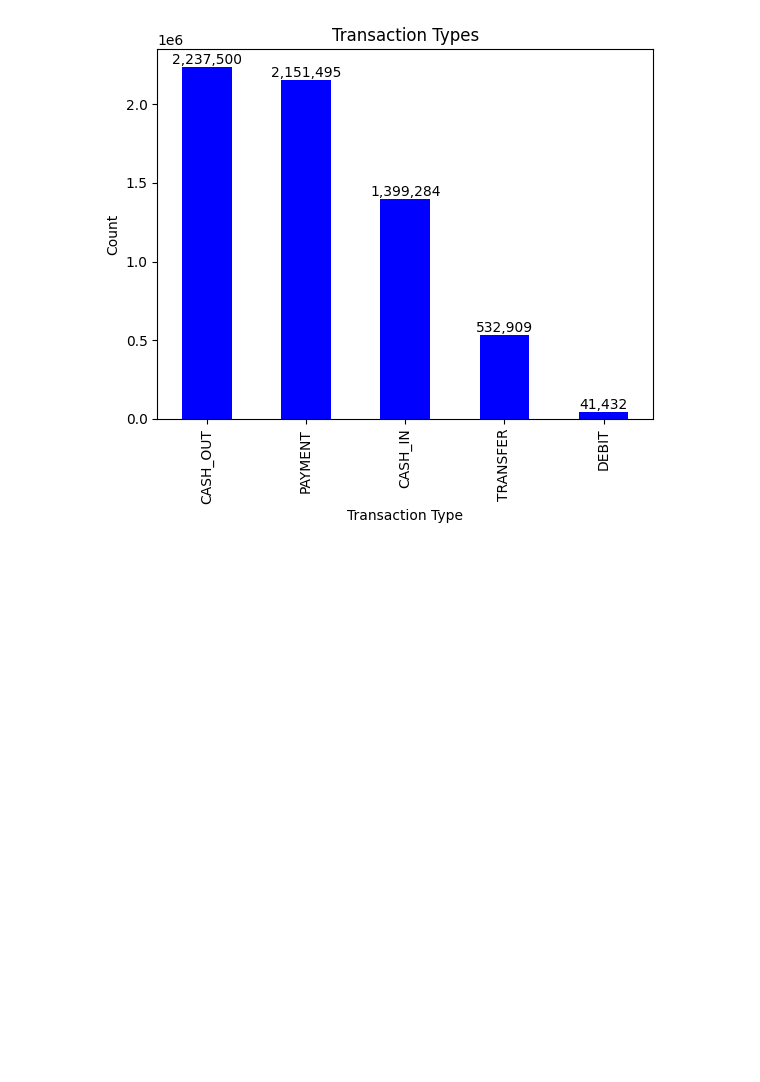
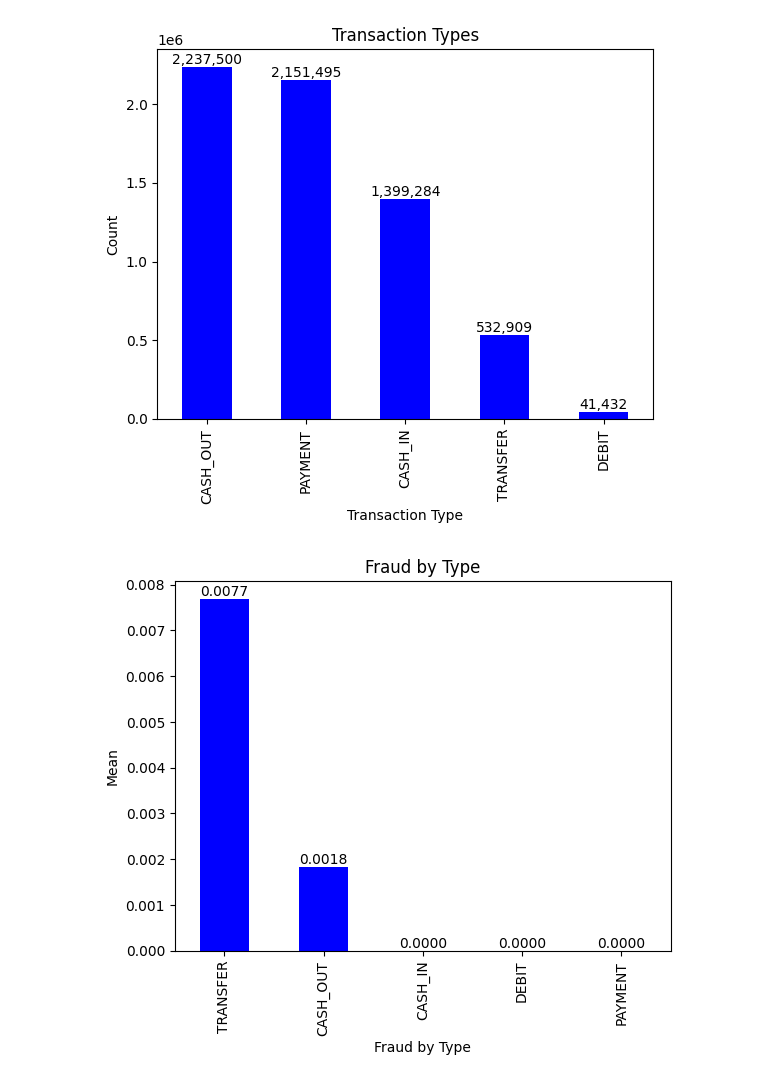
Before and after one commit to samueladitya/bank-fraud-detection, a Jupyter notebook: model_analysis.ipynb, the cells around one changed output. Saved outputs shown, nothing was run; the diff lists cells and outputs as text; code cells hidden in the pictures; blank space fills up the shorter version.

```diff
--- a/model_analysis.ipynb
+++ b/model_analysis.ipynb
@@ -99,3 +99,16 @@ plt.ylabel("Count")
 plt.show()
 # %% [output]
 [figure]
+# %%
+fraud_by_type = df.groupby('type')['isFraud'].mean().sort_values(ascending=False)
+
+ax = fraud_by_type.plot(kind='bar', title="Fraud by Type", color='blue')
+
+labels = [f"{v.get_height():.4f}" for v in ax.containers[0]]
+ax.bar_label(ax.containers[0], labels=labels)
+
+plt.xlabel("Fraud by Type")
+plt.ylabel("Mean")
+plt.show()
+# %% [output]
+[figure, added]
```
Also changed, not shown: parts of 5 cells of this notebook.
